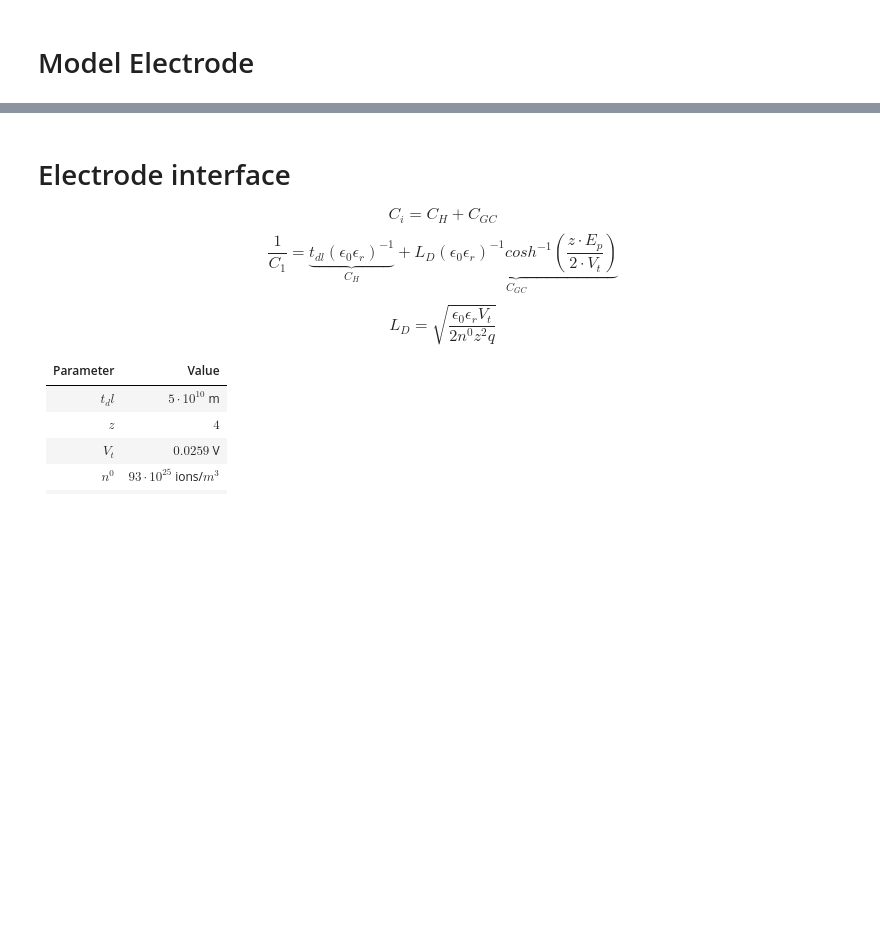
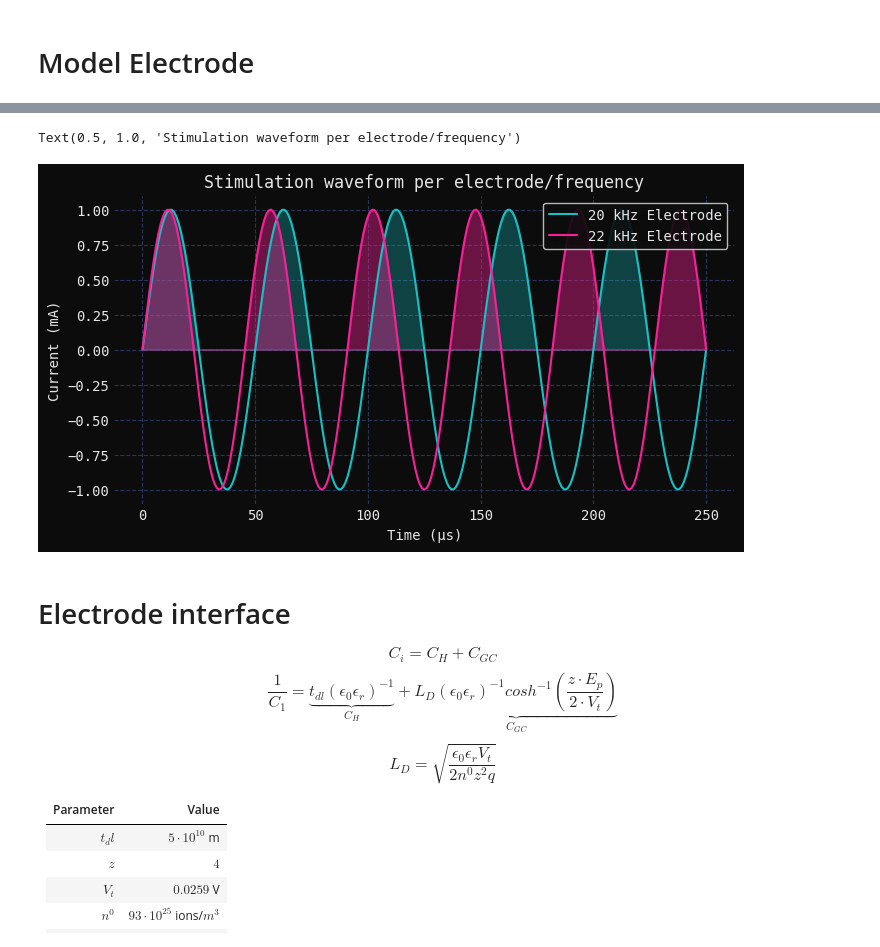
Before and after one commit to martinha-ssv/NX-422-project, a Jupyter notebook: model-electrode.ipynb, the cells around one changed output, grey strips where cells are left out. Saved outputs shown, nothing was run; the diff lists cells and outputs as text; code cells hidden in the pictures; blank space fills up the shorter version.

```diff
--- a/model-electrode.ipynb
+++ b/model-electrode.ipynb
@@ -37,0 +56,32 @@ fig = d.draw()
+# %%
+ts = 1e-6  # s, sampling time step
+burst_t = np.arange(0, burst_duration, ts).reshape(-1, 1)  # time vector for one burst
+burst_signals = gen_signals(carrier_freqs, carrier_amplitudes, burst_t)  # generate burst signals
+# %%
+# Calculate injected charge
+# Let's consider injected charge to be the integral of the stimulation burst over its cathodic phase
+
+# 1) Restrict bursts to cathodic phase
+def cathodic_signal_phase(burst_signals):
+    cathodic_phase_mask = burst_signals >= 0
+    cathodic_signal = cathodic_phase_mask.astype(int) * burst_signals
+    return cathodic_signal
+
+cathodic_signal = cathodic_signal_phase(burst_signals)
+
+# 2) Calculate the integral over the cathodic phase
+injected_charge = np.trapezoid(cathodic_signal, dx=ts, axis=0)
+print(f'During each burst, ~{(injected_charge * 1e6)} μC should be injected for, respectively, the {carrier_freqs * 1e-3} kHz electrode, assuming a 0.5 steering ratio.')
+
+max_injected_charge = np.trapezoid(cathodic_signal_phase(gen_signals(carrier_freqs, np.array([2e-3, 2e-3]), burst_t)), dx=ts, axis=0)
+print(f'If we assume instead a steering ratio of ~1 or ~0, the injected charges would be, per electrode/frequency, {max_injected_charge * 1e6} μC respectively, which is still within the same order of magnitude. This would be the maximum within our stimulation parameter space.')
+
+# 3) Approximate required charge injection capacity
+# Let's assume each electrode is 1mm^2.
+# Furthermore, let's assume we're at the maximum required injection, and let's say we direct all current to a single electrode.
+
+A = 1e-2 #cm^2
+required_CIC = max_injected_charge/A
+print(f'The minimum required Charge Injection Capacity (CIC) is {(required_CIC * 1e6)} μC/cm^2, respectively for the carrier frequencies {carrier_freqs * 1e-3} kHz, assuming we concentrate all current in a single electrode.')
+
+# Missing: power calculations.
@@ -38,3 +92,17 @@ fig = d.draw()
+# %%
+# Illustration of Charge Injection calculation
+
+fig, ax = plt.subplots(figsize=(8, 4))
+ax.plot(burst_signals * 1e3, label=[f'{f * 1e-3:.0f} kHz Electrode' for f in carrier_freqs])
+ax.fill_between(np.arange(len(cathodic_signal)), 0, cathodic_signal[:,0] * 1e3, color='C0', alpha=0.3)
+ax.fill_between(np.arange(len(cathodic_signal)), 0, cathodic_signal[:,1] * 1e3, color='C1', alpha=0.4)
+ax.set_xlabel('Time (μs)')
+ax.set_ylabel('Current (mA)')
+ax.legend(loc='upper right')
+ax.set_title('Stimulation waveform per electrode/frequency')
+# %% [output]
+Text(0.5, 1.0, 'Stimulation waveform per electrode/frequency')
+[figure, added]
 # %% [markdown]
 # Electrode interface
 $$C_i = C_H + C_{GC}$$
```
Also changed, not shown: parts of 10 cells of this notebook, 4 other files.
